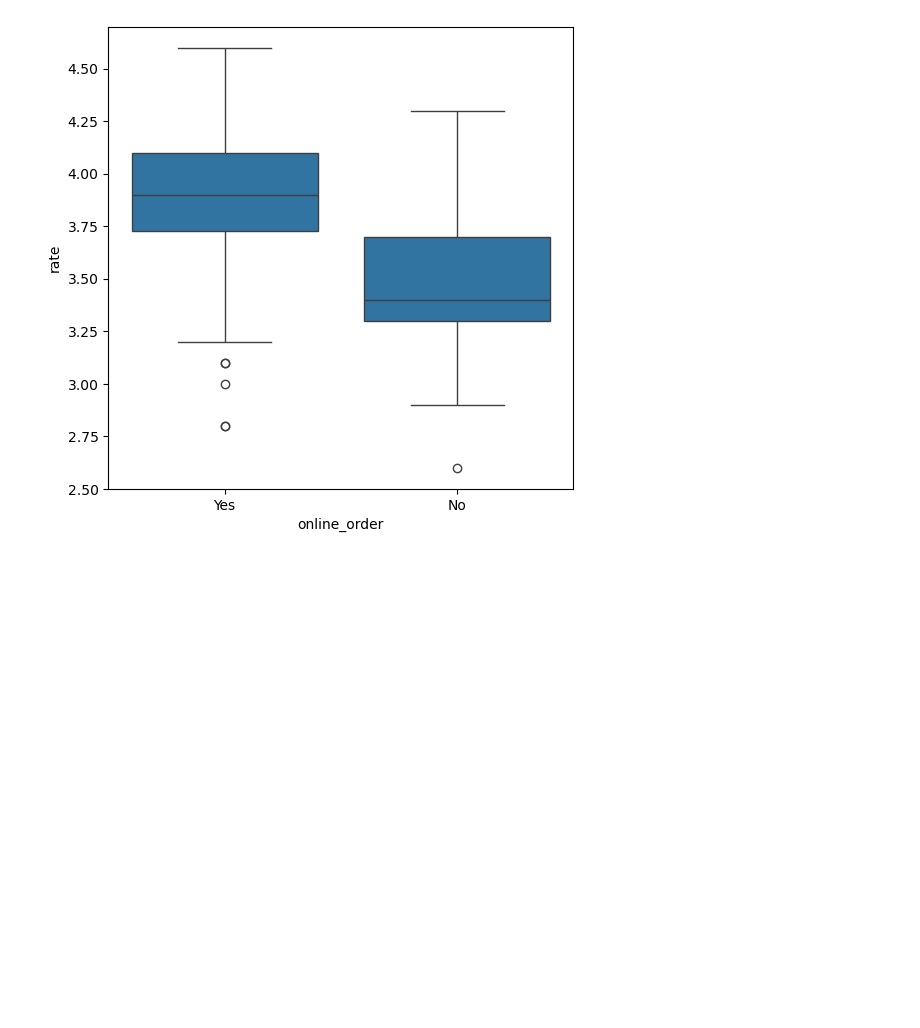
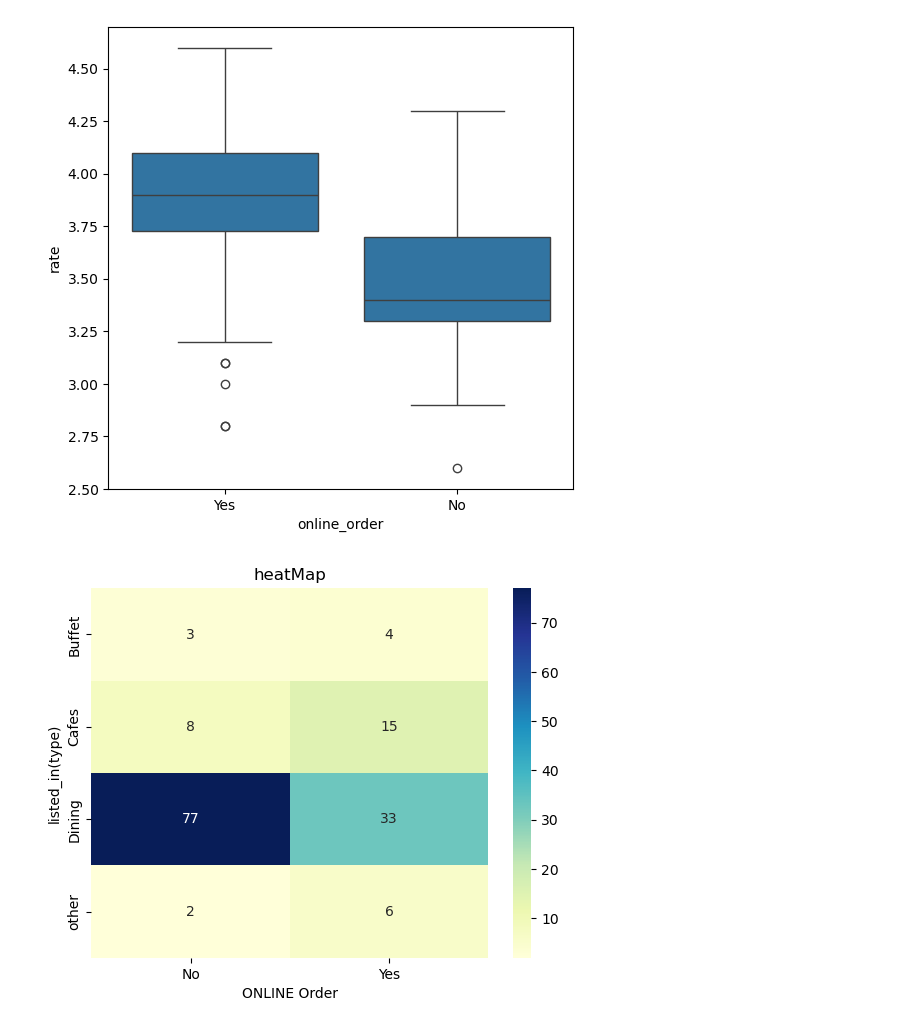
Before and after one commit to DevGupta0112/DataAnalytics_Projects, a Jupyter notebook: Zomato_Sales Analysis/Analysis.ipynb, the cells around one changed output. Drawn from its saved outputs; the diff is of its cells as text; code cells hidden in the pictures; blank space fills up the shorter version.

```diff
--- a/Zomato_Sales Analysis/Analysis.ipynb
+++ b/Zomato_Sales Analysis/Analysis.ipynb
@@ -150,3 +150,9 @@ sns.boxplot(x='online_order',y='rate',data=df)
 # %%
 pivot_table = df.pivot_table(index='listed_in(type)',columns='online_order',aggfunc='size',fill_value=0)
 sns.heatmap(pivot_table,annot=True,cmap='YlGnBu',fmt='d')
+plt.title('heatMap')
+plt.xlabel("ONLINE Order")
+plt.ylabel('listed_in(type)')
+plt.show()
+# %% [output]
+[figure, added]
```
